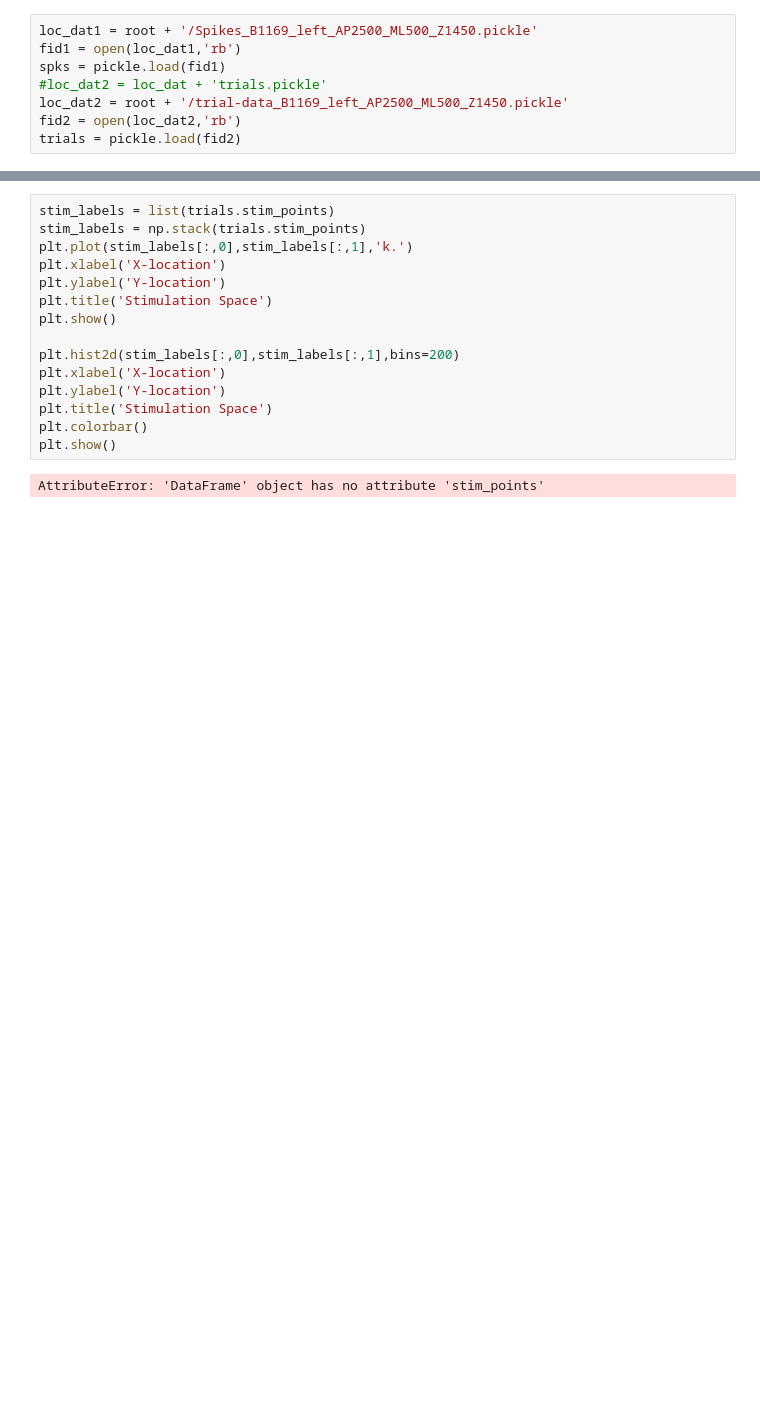
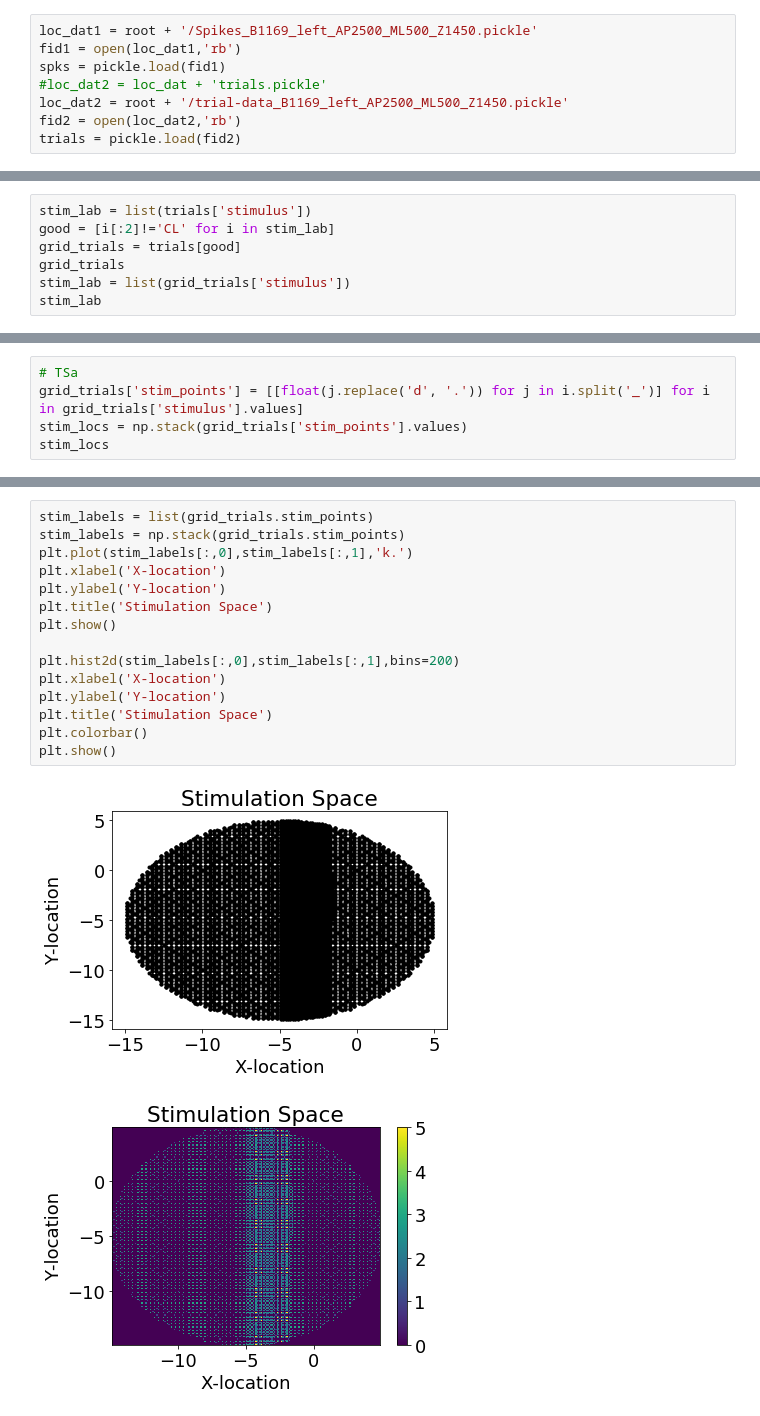
Before and after one commit to TimCSheehan/try_STRF, a Jupyter notebook: attempt_big_grid.ipynb, the cells around one changed output, grey strips where cells are left out. Saved outputs shown, nothing was run; the diff lists cells and outputs as text; blank space fills up the shorter version.

Commit message:
big grid

```diff
--- a/attempt_big_grid.ipynb
+++ b/attempt_big_grid.ipynb
@@ -45,0 +25,7 @@ UnicodeDecodeError: 'utf-8' codec can't decode byte 0xfc in position 0: invalid
+# %%
+stim_lab = list(trials['stimulus'])
+good = [i[:2]!='CL' for i in stim_lab]
+grid_trials = trials[good]
+grid_trials
+stim_lab = list(grid_trials['stimulus'])
+stim_lab
@@ -45,0 +50,5 @@ UnicodeDecodeError: 'utf-8' codec can't decode byte 0xfc in position 0: invalid
+# %%
+# TSa
+grid_trials['stim_points'] = [[float(j.replace('d', '.')) for j in i.split('_')] for i in grid_trials['stimulus'].values]
+stim_locs = np.stack(grid_trials['stim_points'].values)
+stim_locs
@@ -46,17 +67,18 @@ UnicodeDecodeError: 'utf-8' codec can't decode byte 0xfc in position 0: invalid
 # %%
-stim_labels = list(trials.stim_points)
-stim_labels = np.stack(trials.stim_points)
+stim_labels = list(grid_trials.stim_points)
+stim_labels = np.stack(grid_trials.stim_points)
 plt.plot(stim_labels[:,0],stim_labels[:,1],'k.')
 plt.xlabel('X-location')
 plt.ylabel('Y-location')
 plt.title('Stimulation Space')
 plt.show()
 
 plt.hist2d(stim_labels[:,0],stim_labels[:,1],bins=200)
 plt.xlabel('X-location')
 plt.ylabel('Y-location')
 plt.title('Stimulation Space')
 plt.colorbar()
 plt.show()
 # %% [output]
-AttributeError: 'DataFrame' object has no attribute 'stim_points'
+[figure, added]
+[figure, added]
```
Also changed, not shown: parts of 12 cells of this notebook.
